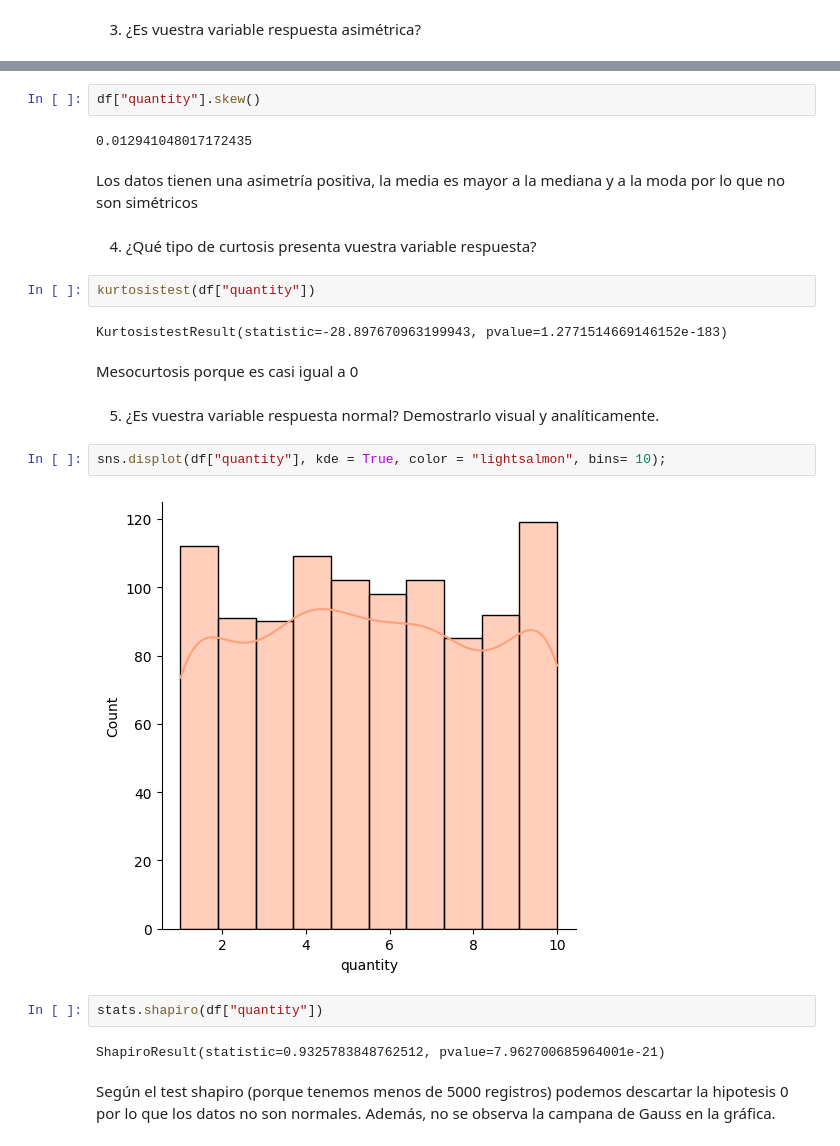
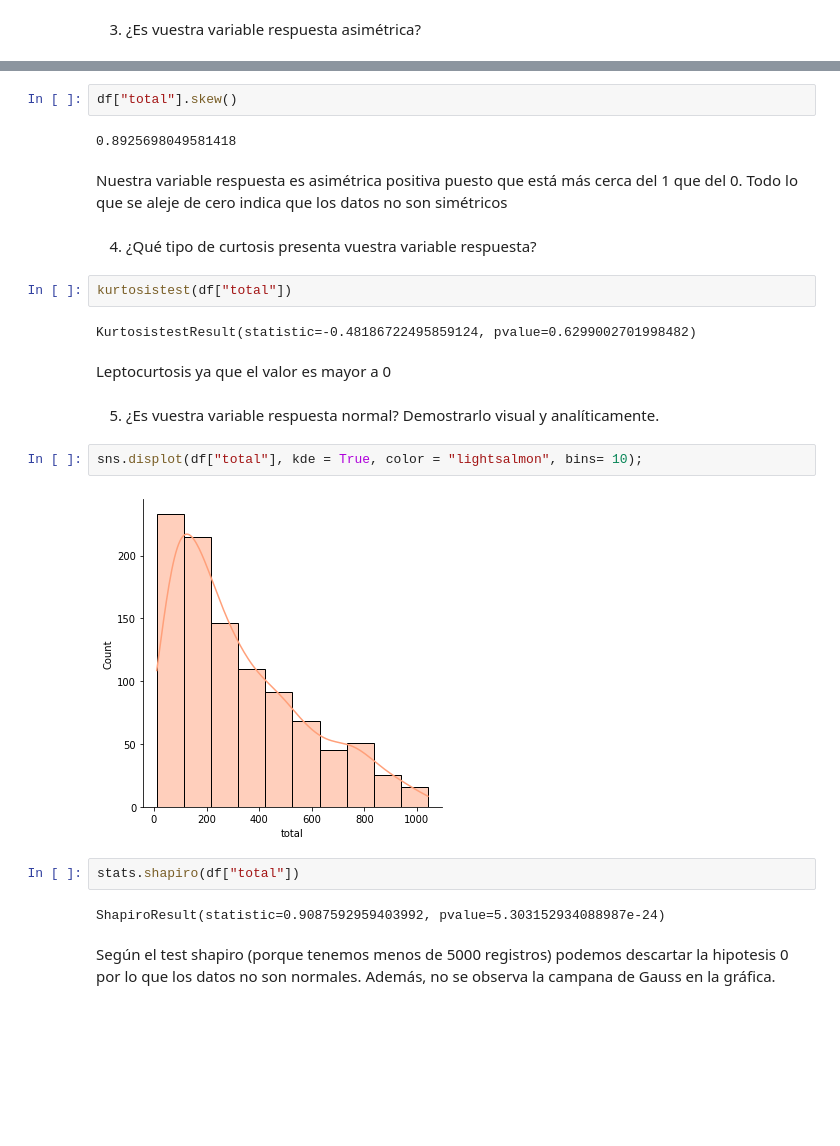
Before and after one commit to NataliaBarquin/Adalab_Pair_programming_5_machine_learning, a Jupyter notebook: Pair_ML2_Test_Estadisticos.ipynb, the cells around one changed output, grey strips where cells are left out. Cells and saved outputs as stored; diff of their text form; blank space fills up the shorter version.

```diff
--- a/Pair_ML2_Test_Estadisticos.ipynb
+++ b/Pair_ML2_Test_Estadisticos.ipynb
@@ -73,26 +77,26 @@ Name: count, dtype: int64
 # %%
-df["quantity"].skew()
+df["total"].skew()
 # %% [output]
-0.012941048017172435
+0.8925698049581418
-# %% [markdown]
-Los datos tienen una asimetría positiva, la media es mayor a la mediana y a la moda por lo que no son simétricos
+# %% [markdown]
+Nuestra variable respuesta es asimétrica positiva puesto que está más cerca del 1 que del 0. Todo lo que se aleje de cero indica que los datos no son simétricos
 # %% [markdown]
 4. ¿Qué tipo de curtosis presenta vuestra variable respuesta?
 # %%
-kurtosistest(df["quantity"])
+kurtosistest(df["total"])
 # %% [output]
-KurtosistestResult(statistic=-28.897670963199943, pvalue=1.2771514669146152e-183)
+KurtosistestResult(statistic=-0.48186722495859124, pvalue=0.6299002701998482)
-# %% [markdown]
-Mesocurtosis porque es casi igual a 0
+# %% [markdown]
+Leptocurtosis ya que el valor es mayor a 0
 # %% [markdown]
 5. ¿Es vuestra variable respuesta normal? Demostrarlo visual y analíticamente.
 # %%
-sns.displot(df["quantity"], kde = True, color = "lightsalmon", bins= 10);
+sns.displot(df["total"], kde = True, color = "lightsalmon", bins= 10);
 # %% [output]
-[figure, old version]
+[figure, new version]
 # %%
-stats.shapiro(df["quantity"])
+stats.shapiro(df["total"])
 # %% [output]
-ShapiroResult(statistic=0.9325783848762512, pvalue=7.962700685964001e-21)
+ShapiroResult(statistic=0.9087592959403992, pvalue=5.303152934088987e-24)
 # %% [markdown]
 Según el test shapiro (porque tenemos menos de 5000 registros) podemos descartar la hipotesis 0 por lo que los datos no son normales. Además, no se observa la campana de Gauss en la gráfica.
```
Also changed, not shown: parts of 6 cells of this notebook, 4 other files.
